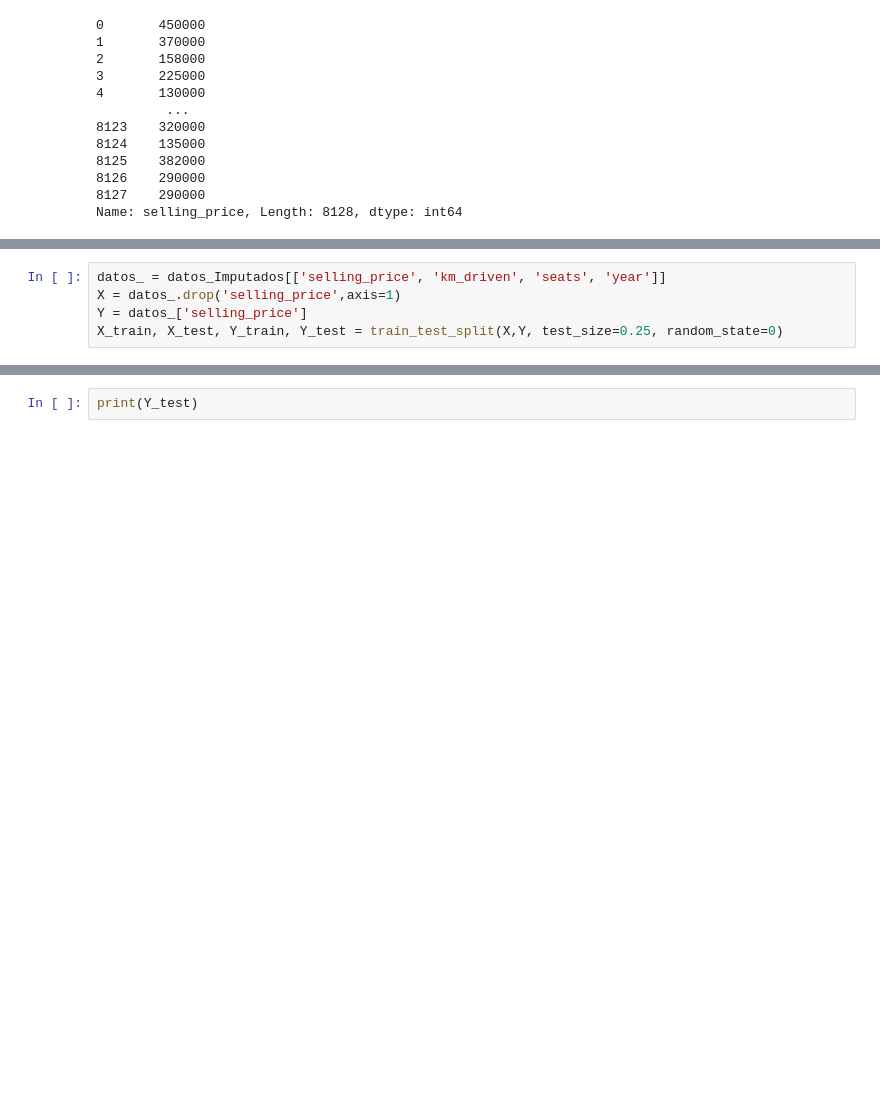
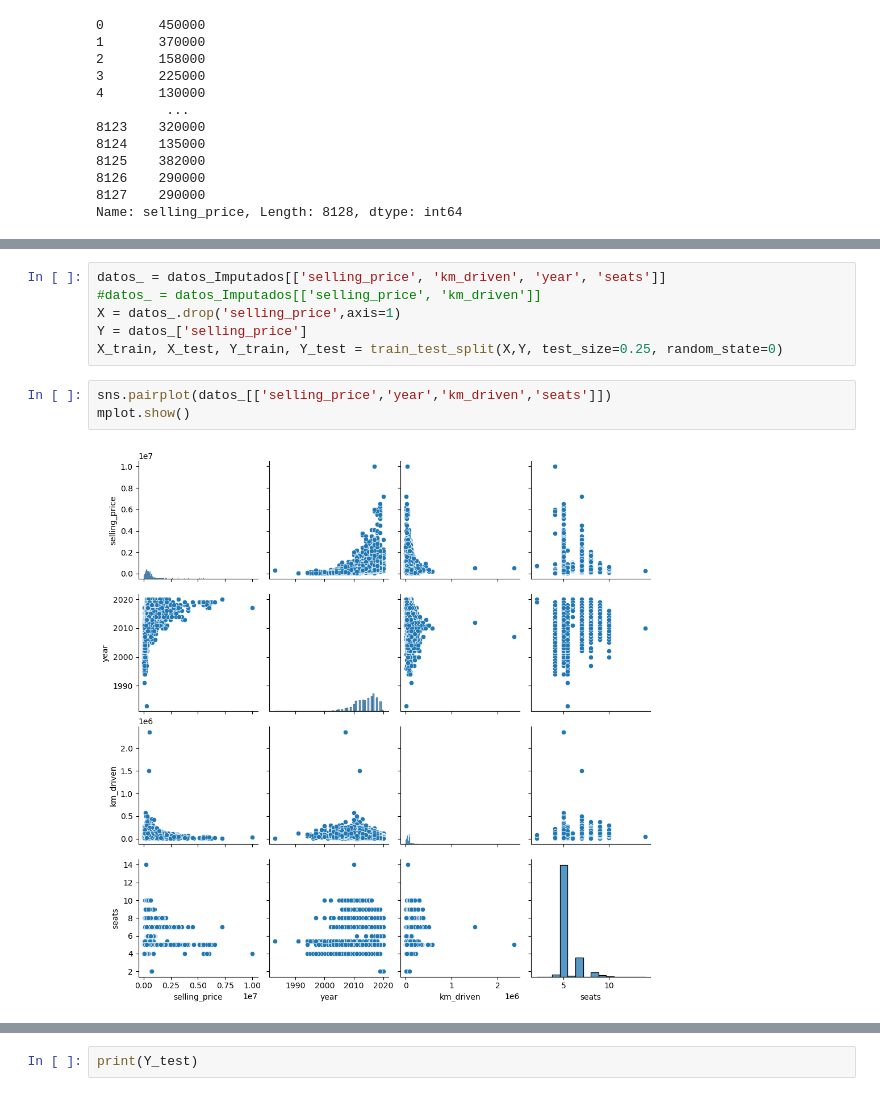
Before and after one commit to FelixRosalesG/ProyectoAlgoritmosSupervisado, a Jupyter notebook: RegresionLinealT3.ipynb, the cells around one changed output, grey strips where cells are left out. Cells and saved outputs as stored; diff of their text form; blank space fills up the shorter version.

```diff
--- a/RegresionLinealT3.ipynb
+++ b/RegresionLinealT3.ipynb
@@ -183,8 +198,14 @@ Name: selling_price, Length: 8128, dtype: int64
 # %%
-datos_ = datos_Imputados[['selling_price', 'km_driven', 'seats', 'year']]
+datos_ = datos_Imputados[['selling_price', 'km_driven', 'year', 'seats']]
+#datos_ = datos_Imputados[['selling_price', 'km_driven']]
 X = datos_.drop('selling_price',axis=1)
 Y = datos_['selling_price']
 X_train, X_test, Y_train, Y_test = train_test_split(X,Y, test_size=0.25, random_state=0)
+# %%
+sns.pairplot(datos_[['selling_price','year','km_driven','seats']])
+mplot.show()
+# %% [output]
+[figure, added]
 # %%
 print(X_train)
 # %% [output]
```
Also changed, not shown: parts of 18 cells of this notebook.
